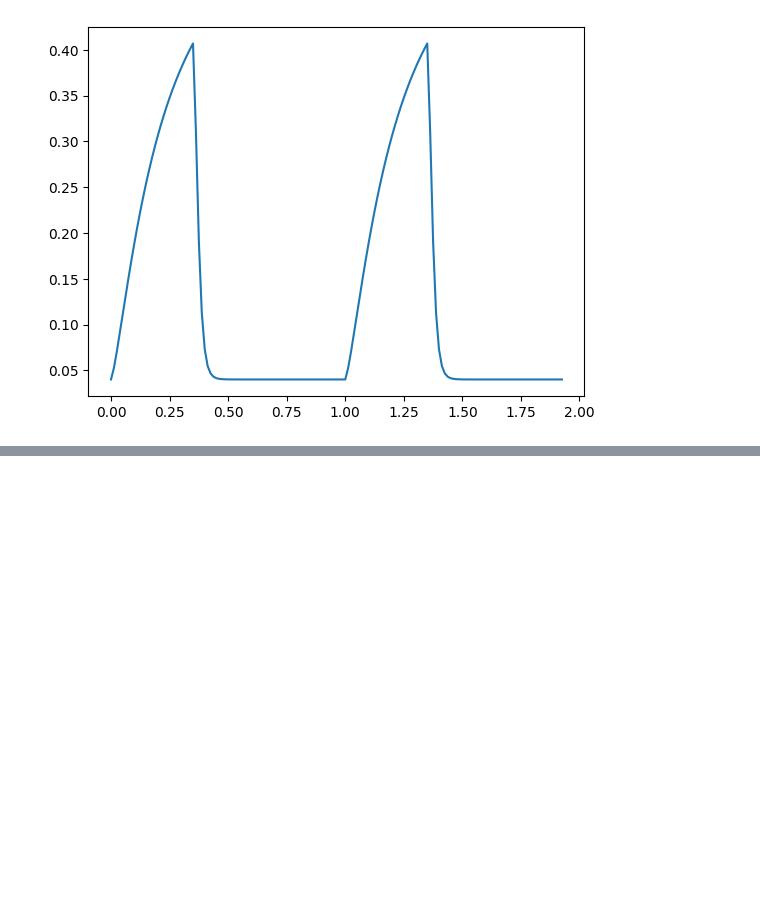
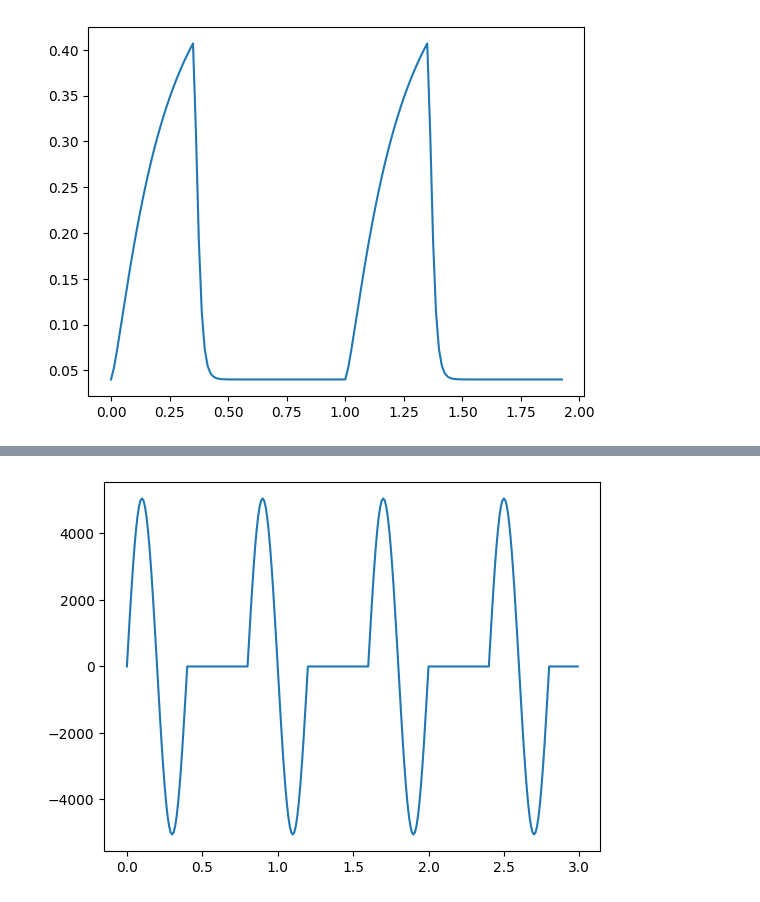
Before and after one commit to ShitingHuang-1/closed_circuit, a Jupyter notebook: test.ipynb, the cells around one changed output, grey strips where cells are left out. Saved outputs shown, nothing was run; the diff lists cells and outputs as text; code cells hidden in the pictures; blank space fills up the shorter version.

```diff
--- a/test.ipynb
+++ b/test.ipynb
@@ -80,0 +83,5 @@ plt.show()
+# %%
+plt.plot(t,dqdt)
+plt.show()
+# %% [output]
+[figure, added]
```
Also changed, not shown: parts of 9 cells of this notebook, 6 other files.
